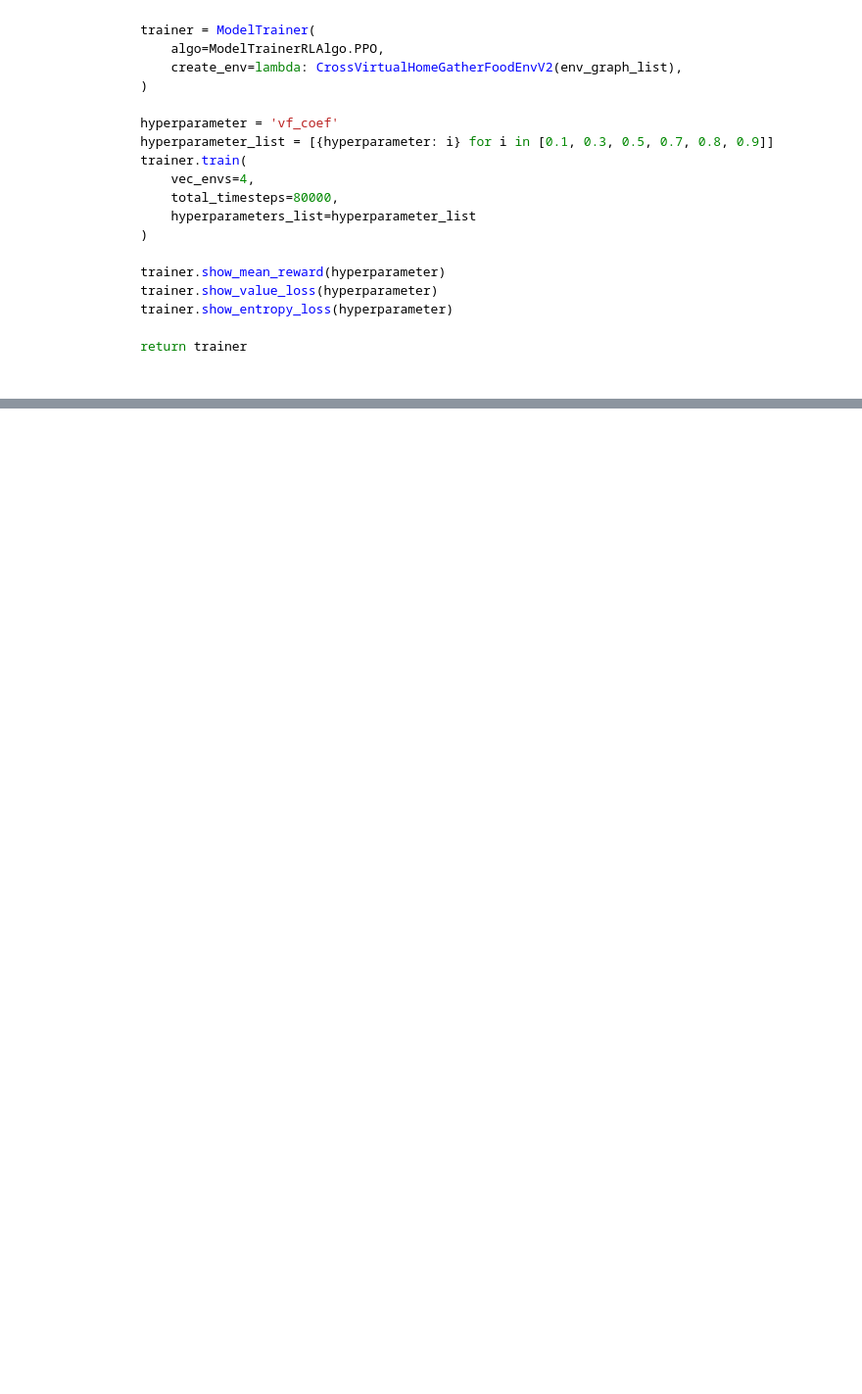
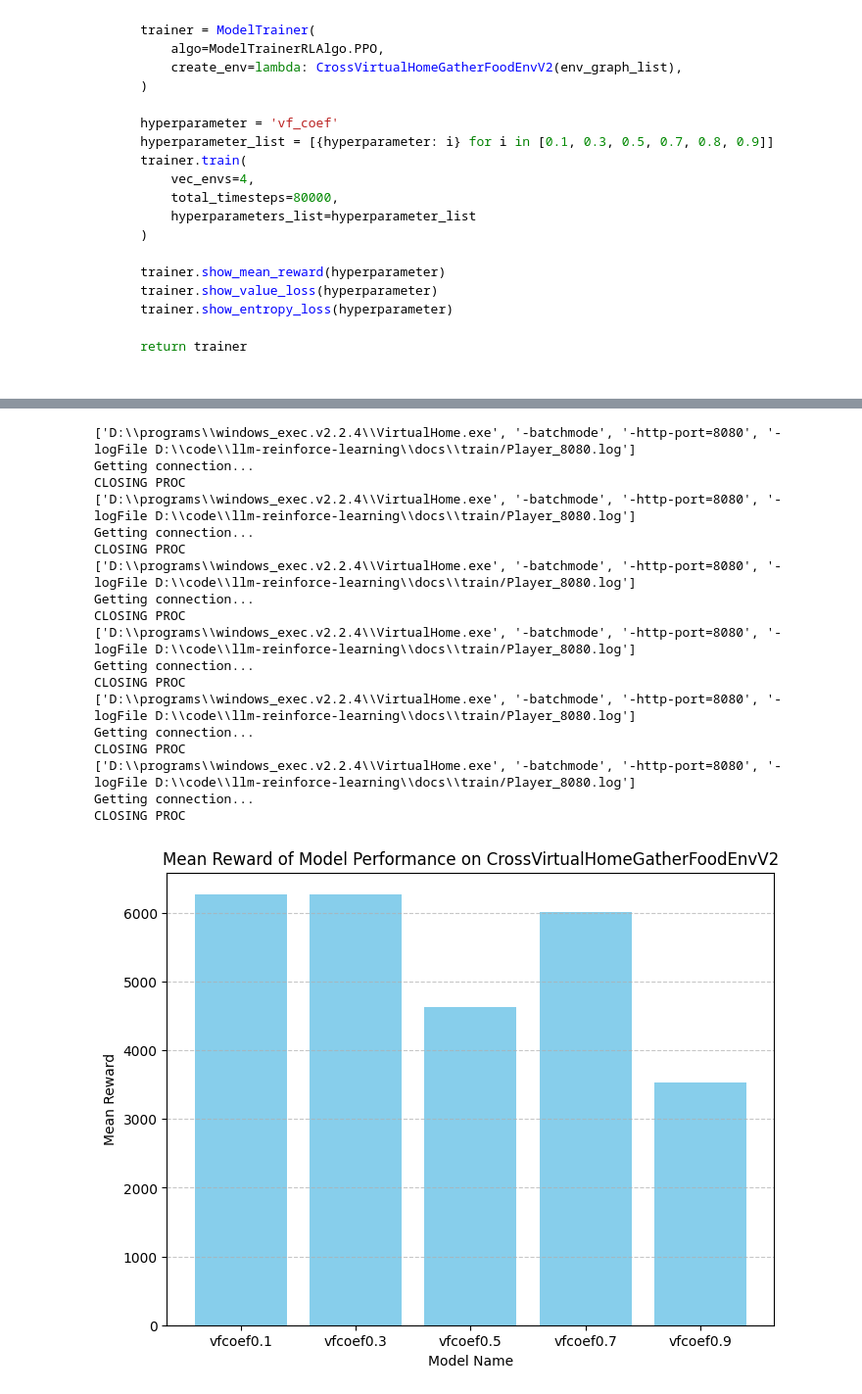
Before and after one commit to yuloxx/llm-reinforce-learning, a Jupyter notebook: docs/train/p1_training_model.ipynb, the cells around one changed output, grey strips where cells are left out. Shown at 98% size. Cells and saved outputs as stored; diff of their text form; code cells hidden in the pictures; blank space fills up the shorter version.

Commit message:
feat/add model trainer

```diff
--- a/docs/train/p1_training_model.ipynb
+++ b/docs/train/p1_training_model.ipynb
@@ -93,0 +113,53 @@ for i, h in enumerate([0.1, 0.3, 0.5, 0.7, 0.9]):
+# %%
+from stable_baselines3.ppo import PPO
+from src.vh_util.create_env import get_basic_environment_graph
+from src.training import ModelEvaluator
+from src.vh_env.cross_env import CrossVirtualHomeGatherFoodEnvV2
+
+def test_model_evaluator():
+    YOUR_FILE_NAME = "D:\\programs\\windows_exec.v2.2.4\\VirtualHome.exe"
+    env_graph_list = []
+    for i in range(6):
+        g = get_basic_environment_graph(virtualhome_exec_path=YOUR_FILE_NAME, environment_index=i)
+        env_graph_list.append(g)
+    env = CrossVirtualHomeGatherFoodEnvV2(env_graph_list)
+
+    models = {}
+    for vf_coef in [0.1, 0.3, 0.5, 0.7, 0.9]:
+        models[f'vfcoef{vf_coef}'] = PPO.load(f'../../model/cross_food_gather_agent_vfcoef{vf_coef}')
+
+    model_evaluator = ModelEvaluator(
+        models = models,
+        env = env,
+    )
+
+    model_evaluator.evaluate(
+        episode = 4,
+        max_steps = 64,
+    )
+
+    model_evaluator.show_mean_reward()
+    model_evaluator.show_mean_episode_length()
+    model_evaluator.show_combined_metrics()
+# %%
+test_model_evaluator()
+# %% [output]
+['D:\\programs\\windows_exec.v2.2.4\\VirtualHome.exe', '-batchmode', '-http-port=8080', '-logFile D:\\code\\llm-reinforce-learning\\docs\\train/Player_8080.log']
+Getting connection...
+CLOSING PROC
+['D:\\programs\\windows_exec.v2.2.4\\VirtualHome.exe', '-batchmode', '-http-port=8080', '-logFile D:\\code\\llm-reinforce-learning\\docs\\train/Player_8080.log']
+Getting connection...
+CLOSING PROC
+['D:\\programs\\windows_exec.v2.2.4\\VirtualHome.exe', '-batchmode', '-http-port=8080', '-logFile D:\\code\\llm-reinforce-learning\\docs\\train/Player_8080.log']
+Getting connection...
+CLOSING PROC
+['D:\\programs\\windows_exec.v2.2.4\\VirtualHome.exe', '-batchmode', '-http-port=8080', '-logFile D:\\code\\llm-reinforce-learning\\docs\\train/Player_8080.log']
+Getting connection...
+CLOSING PROC
+['D:\\programs\\windows_exec.v2.2.4\\VirtualHome.exe', '-batchmode', '-http-port=8080', '-logFile D:\\code\\llm-reinforce-learning\\docs\\train/Player_8080.log']
+Getting connection...
+CLOSING PROC
+['D:\\programs\\windows_exec.v2.2.4\\VirtualHome.exe', '-batchmode', '-http-port=8080', '-logFile D:\\code\\llm-reinforce-learning\\docs\\train/Player_8080.log']
+Getting connection...
+CLOSING PROC
+[figure, added]
```
Also changed, not shown: parts of 3 cells of this notebook, 4 other files.
